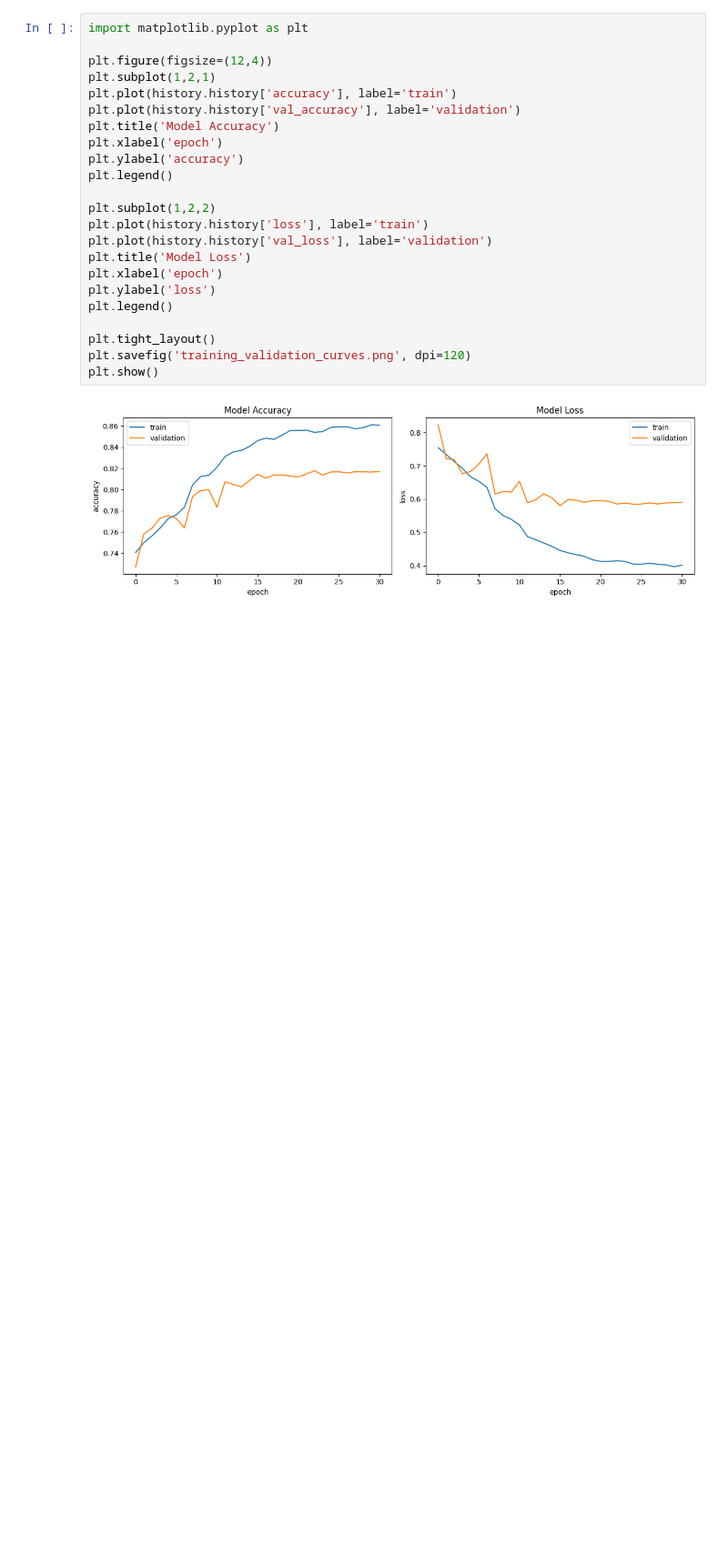
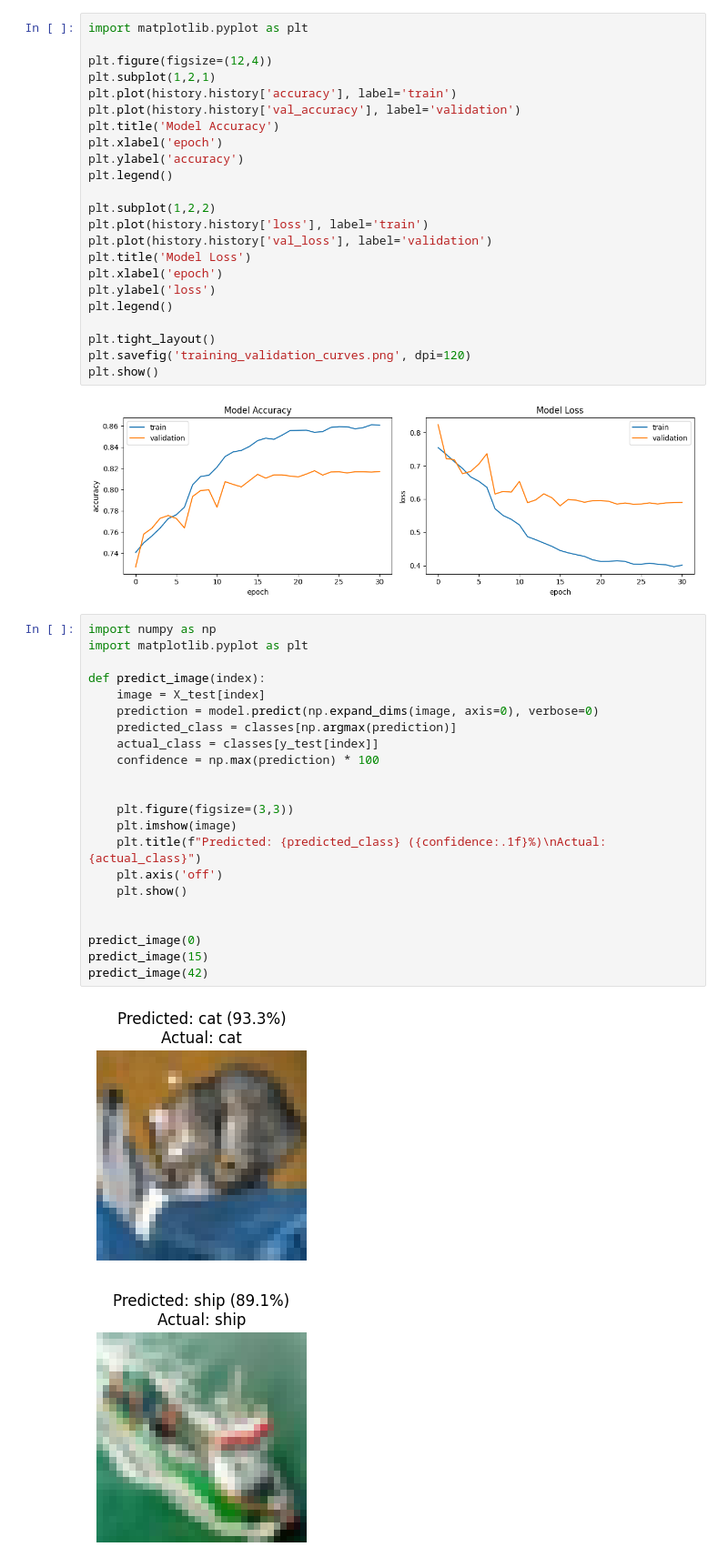
Before and after one commit to Ismam0044/CIFAR-DATASET, a Jupyter notebook: cifar.ipynb, the cells around one changed output. Shown at 91% size. Saved outputs shown, nothing was run; the diff lists cells and outputs as text; blank space fills up the shorter version.

Commit message:
Update notebook with prediction app and evaluation

```diff
--- a/cifar.ipynb
+++ b/cifar.ipynb
@@ -352,3 +357,28 @@ plt.savefig('training_validation_curves.png', dpi=120)
 plt.show()
 # %% [output]
 [figure]
+# %%
+import numpy as np
+import matplotlib.pyplot as plt
+
+def predict_image(index):
+    image = X_test[index]
+    prediction = model.predict(np.expand_dims(image, axis=0), verbose=0)
+    predicted_class = classes[np.argmax(prediction)]
+    actual_class = classes[y_test[index]]
+    confidence = np.max(prediction) * 100
+
+
+    plt.figure(figsize=(3,3))
+    plt.imshow(image)
+    plt.title(f"Predicted: {predicted_class} ({confidence:.1f}%)\nActual: {actual_class}")
+    plt.axis('off')
+    plt.show()
+
+
+predict_image(0)
+predict_image(15)
+predict_image(42)
+# %% [output]
+[figure, added]
+[figure, added]
```
Also changed, not shown: parts of 3 cells of this notebook, 1 other file.
